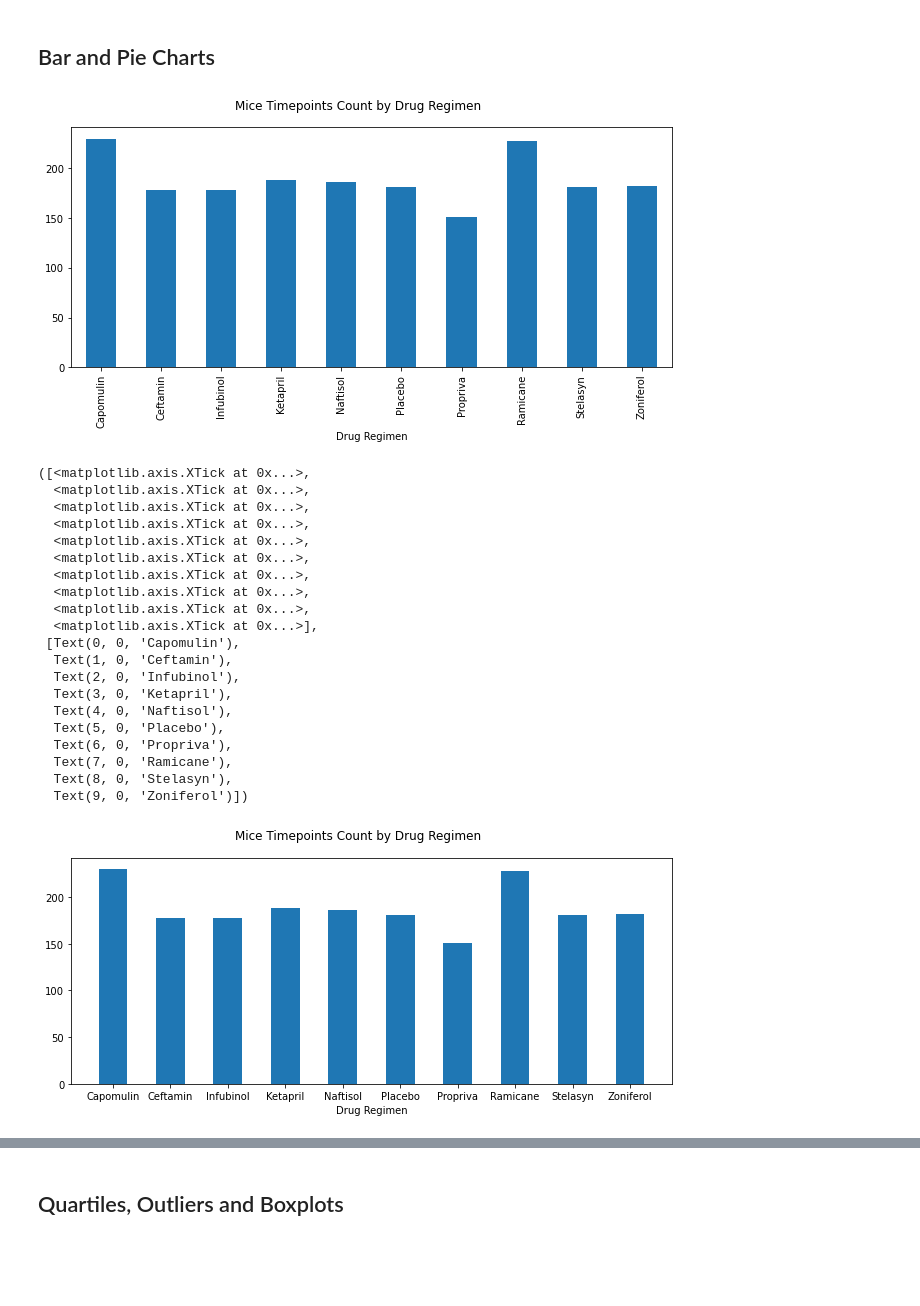
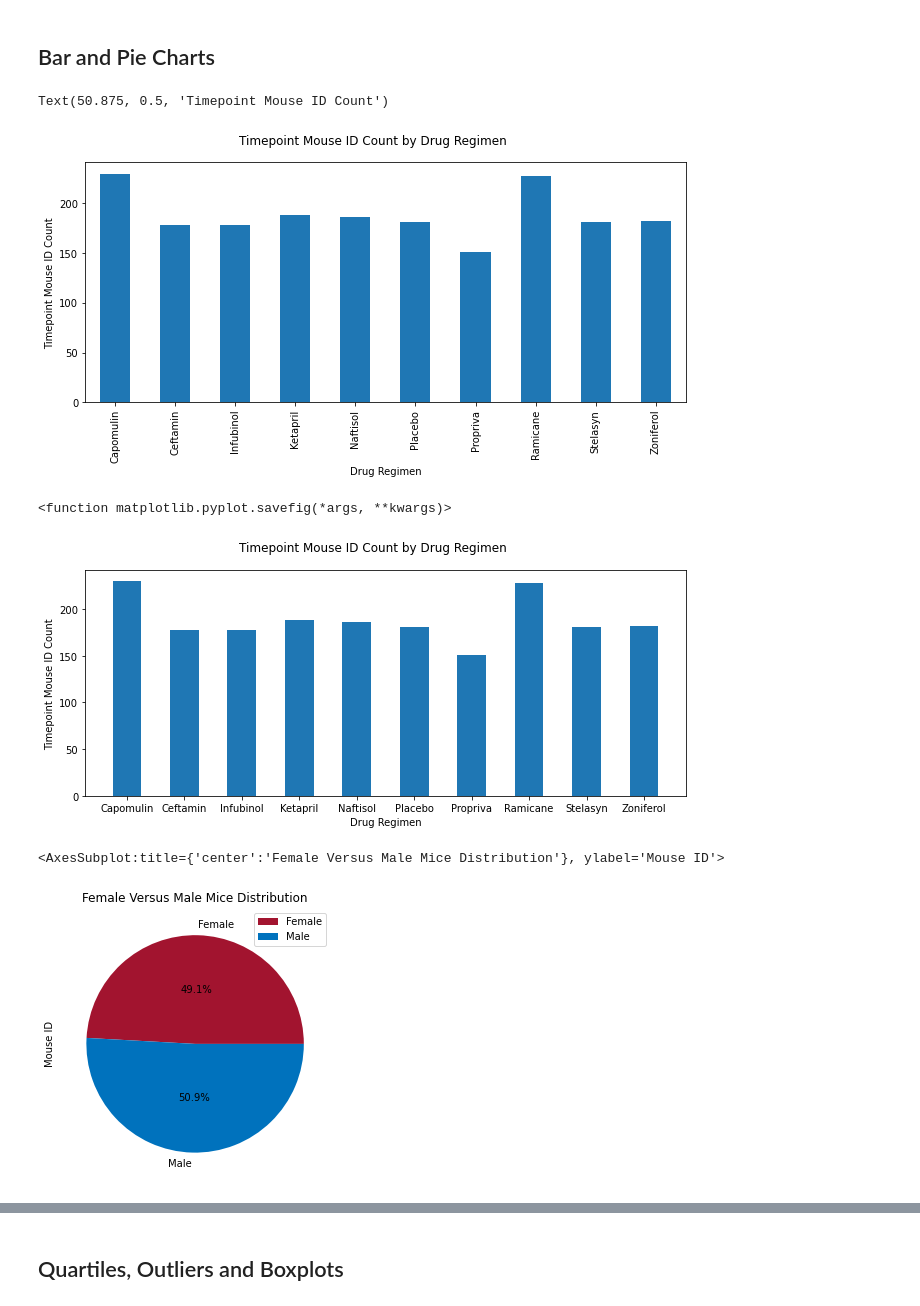
Before and after one commit to DCornea5/Matplotlib-The-Power-Of-Plots, a Jupyter notebook: Pymaceuticals/pymaceuticals_starter.ipynb, the cells around one changed output, grey strips where cells are left out. Cells and saved outputs as stored; diff of their text form; code cells hidden in the pictures; blank space fills up the shorter version.

Commit message:
pie charts

```diff
--- a/Pymaceuticals/pymaceuticals_starter.ipynb
+++ b/Pymaceuticals/pymaceuticals_starter.ipynb
@@ -173,58 +173,46 @@ chart_df = metadata_study_ds.drop_duplicates(subset=["Mouse ID","Timepoint"],kee
 timepoint_count = chart_df.groupby(['Drug Regimen'])['Timepoint'].count()
 
 timepoint_count.plot(kind="bar", figsize=(9,5))
-plt.suptitle("Mice Timepoints Count by Drug Regimen")
+plt.suptitle("Timepoint Mouse ID Count by Drug Regimen")
 plt.tight_layout()
+plt.ylabel('Timepoint Mouse ID Count')
 # %% [output]
+Text(50.875, 0.5, 'Timepoint Mouse ID Count')
-[figure, old version]
+[figure, new version]
 # %%
 # Generate a bar plot showing the total number of timepoints for all mice tested for each drug regimen using pyplot.
 
 drug_regimen=(chart_df.groupby(["Drug Regimen"])["Drug Regimen"].count()).tolist()
 x=np.arange(len(drug_regimen))
 
 plt.figure(figsize=(9,4))
 
 
 plt.bar(x, drug_regimen, width = 0.5, align="center")
 
-plt.suptitle("Mice Timepoints Count by Drug Regimen")
+plt.suptitle("Timepoint Mouse ID Count by Drug Regimen")
 
 plt.tight_layout()
 plt.xlabel('Drug Regimen')
+plt.ylabel('Timepoint Mouse ID Count')
 
-#plt.xticks(chart_df['Drug Regimen'])
 values=["Capomulin","Ceftamin","Infubinol","Ketapril","Naftisol","Placebo","Propriva","Ramicane","Stelasyn","Zoniferol"]
+
 plt.xticks(x,values)
+plt.savefig
 # %% [output]
-([<matplotlib.axis.XTick at 0x...>,
-  <matplotlib.axis.XTick at 0x...>,
-  <matplotlib.axis.XTick at 0x...>,
-  <matplotlib.axis.XTick at 0x...>,
-  <matplotlib.axis.XTick at 0x...>,
-  <matplotlib.axis.XTick at 0x...>,
-  <matplotlib.axis.XTick at 0x...>,
-  <matplotlib.axis.XTick at 0x...>,
-  <matplotlib.axis.XTick at 0x...>,
-  <matplotlib.axis.XTick at 0x...>],
- [Text(0, 0, 'Capomulin'),
-  Text(1, 0, 'Ceftamin'),
-  Text(2, 0, 'Infubinol'),
-  Text(3, 0, 'Ketapril'),
-  Text(4, 0, 'Naftisol'),
-  Text(5, 0, 'Placebo'),
-  Text(6, 0, 'Propriva'),
-  Text(7, 0, 'Ramicane'),
-  Text(8, 0, 'Stelasyn'),
-  Text(9, 0, 'Zoniferol')])
+<function matplotlib.pyplot.savefig(*args, **kwargs)>
-[figure, old version]
+[figure, new version]
 # %%
 # Generate a pie plot showing the distribution of female versus male mice using Pandas
-
 
 pie_df=metadata_study_ds.drop_duplicates(subset=["Mouse ID","Timepoint"],keep=False)
 
 pie_df=pie_df[["Mouse ID","Sex"]]
+
 pie_df.head()
 
-pie_df.groupby(["Sex"]).count().plot(kind="pie",y="Mouse ID")
+pie_df.groupby(["Sex"]).count().plot(kind="pie",y="Mouse ID", colors=['#A2142F','#0072BD'], autopct='%1.1f%%' ,pctdistance=0.5, figsize=(5, 5),title=("Female Versus Male Mice Distribution"))
+# %% [output]
+<AxesSubplot:title={'center':'Female Versus Male Mice Distribution'}, ylabel='Mouse ID'>
+[figure, added]
```
Also changed, not shown: parts of 2 cells of this notebook.
